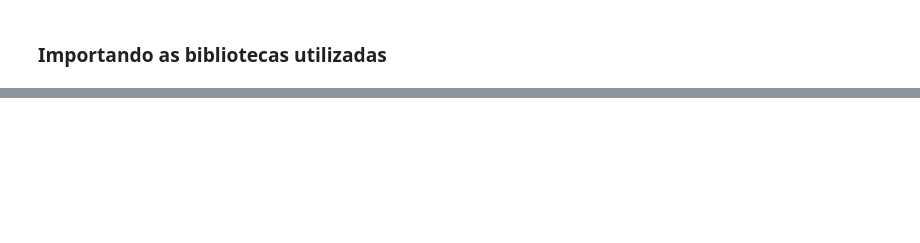
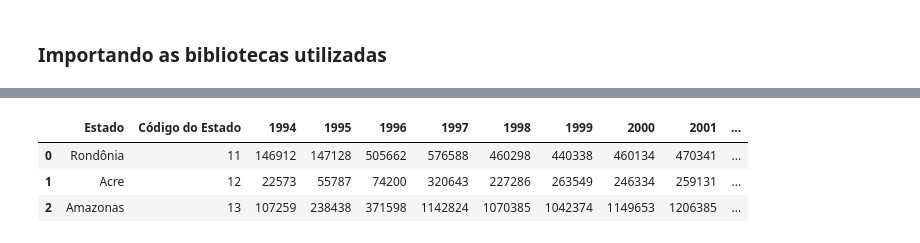
Before and after one commit to NadiaaOliverr/O-Brasil-em-Dados, a Jupyter notebook: Notebooks/Tratamento_dos_Dados_Brutos.ipynb, the cells around one changed output, grey strips where cells are left out. Saved outputs shown, nothing was run; the diff lists cells and outputs as text; code cells hidden in the pictures; blank space fills up the shorter version.

```diff
--- a/Notebooks/Tratamento_dos_Dados_Brutos.ipynb
+++ b/Notebooks/Tratamento_dos_Dados_Brutos.ipynb
@@ -16,0 +94,7 @@ import pandas as pd
+# %%
+df_poliomielite.head(n=3)
+# %% [output]
+|  | Estado | Código do Estado | 1994 | 1995 | 1996 | 1997 | 1998 | 1999 | 2000 | 2001 | ... |
+| 0 | Rondônia | 11 | 146912 | 147128 | 505662 | 576588 | 460298 | 440338 | 460134 | 470341 | ... |
+| 1 | Acre | 12 | 22573 | 55787 | 74200 | 320643 | 227286 | 263549 | 246334 | 259131 | ... |
+| 2 | Amazonas | 13 | 107259 | 238438 | 371598 | 1142824 | 1070385 | 1042374 | 1149653 | 1206385 | ... |
```
Also changed, not shown: parts of 18 cells of this notebook.
